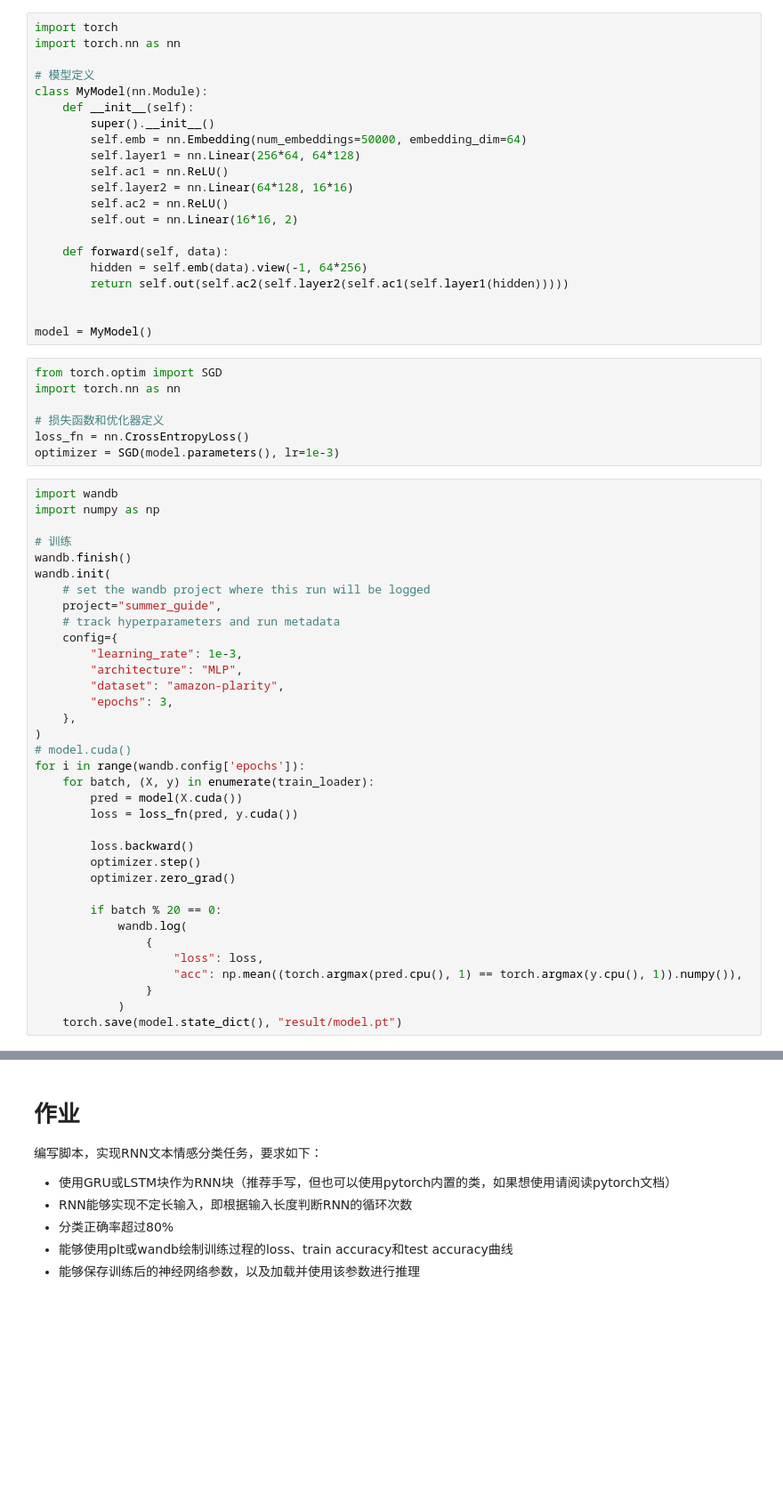
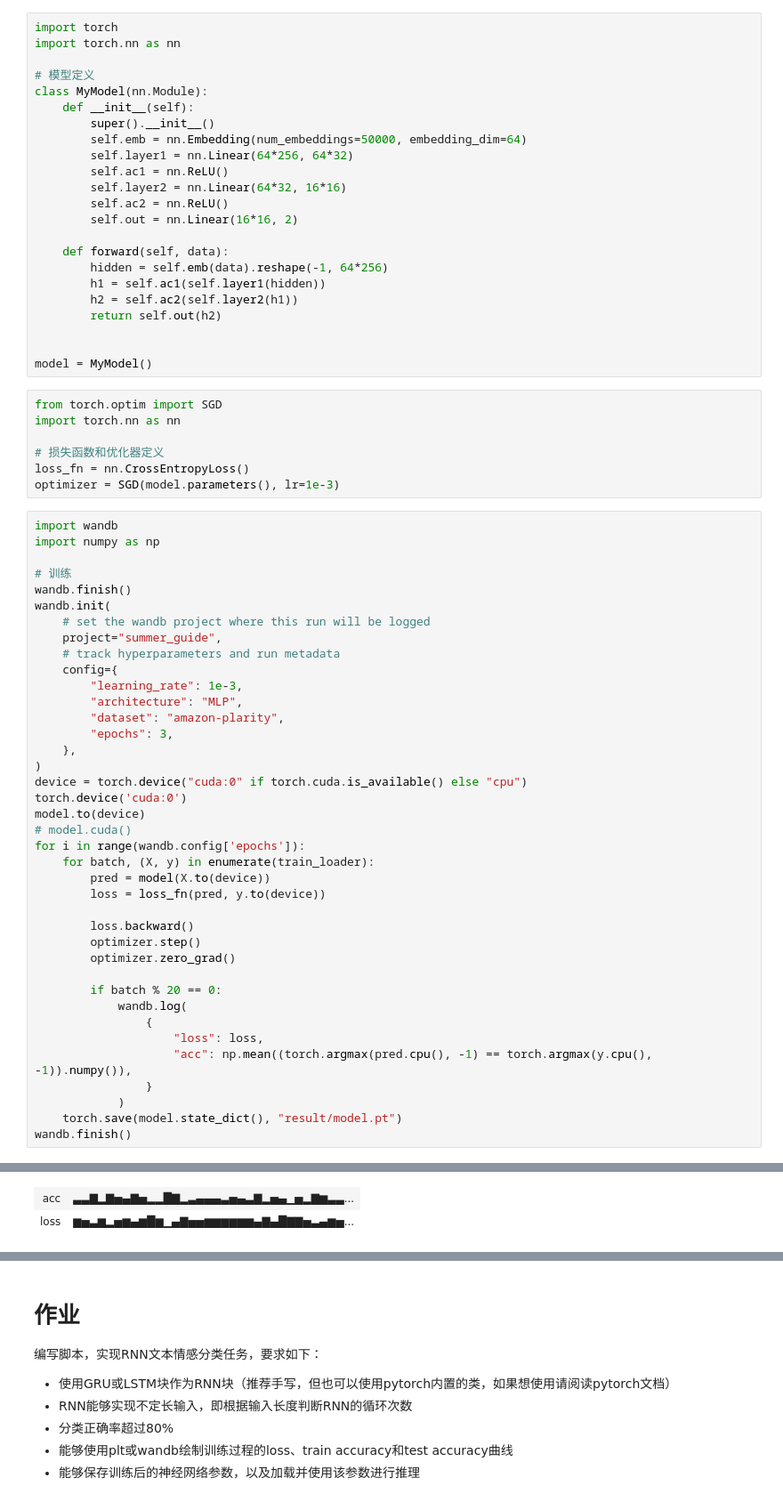
Before and after one commit to zcy05331/sast2024-DP-and-Pytorch, a Jupyter notebook: main.ipynb, the cells around one changed output, grey strips where cells are left out. Shown at 89% size. Cells and saved outputs as stored; diff of their text form; blank space fills up the shorter version.

```diff
--- a/main.ipynb
+++ b/main.ipynb
@@ -606,15 +824,17 @@ class MyModel(nn.Module):
     def __init__(self):
         super().__init__()
         self.emb = nn.Embedding(num_embeddings=50000, embedding_dim=64)
-        self.layer1 = nn.Linear(256*64, 64*128)
+        self.layer1 = nn.Linear(64*256, 64*32)
         self.ac1 = nn.ReLU()
-        self.layer2 = nn.Linear(64*128, 16*16)
+        self.layer2 = nn.Linear(64*32, 16*16)
         self.ac2 = nn.ReLU()
         self.out = nn.Linear(16*16, 2)
 
     def forward(self, data):
-        hidden = self.emb(data).view(-1, 64*256)
-        return self.out(self.ac2(self.layer2(self.ac1(self.layer1(hidden)))))
+        hidden = self.emb(data).reshape(-1, 64*256)
+        h1 = self.ac1(self.layer1(hidden))
+        h2 = self.ac2(self.layer2(h1))
+        return self.out(h2)
 
 
 model = MyModel()
@@ -642,11 +862,14 @@ wandb.init(
         "epochs": 3,
     },
 )
+device = torch.device("cuda:0" if torch.cuda.is_available() else "cpu")
+torch.device('cuda:0')
+model.to(device)
 # model.cuda()
 for i in range(wandb.config['epochs']):
     for batch, (X, y) in enumerate(train_loader):
-        pred = model(X.cuda())
-        loss = loss_fn(pred, y.cuda())
+        pred = model(X.to(device))
+        loss = loss_fn(pred, y.to(device))
 
         loss.backward()
         optimizer.step()
@@ -656,7 +879,9 @@ for i in range(wandb.config['epochs']):
             wandb.log(
                 {
                     "loss": loss,
-                    "acc": np.mean((torch.argmax(pred.cpu(), 1) == torch.argmax(y.cpu(), 1)).numpy()),
+                    "acc": np.mean((torch.argmax(pred.cpu(), -1) == torch.argmax(y.cpu(), -1)).numpy()),
                 }
             )
     torch.save(model.state_dict(), "result/model.pt")
+wandb.finish()
+# %% [output]
@@ -662,0 +894,2 @@ for i in range(wandb.config['epochs']):
+| acc | ▃▃▇▂▇▅▄▇▅▂▂█▇▂▃▄▄▄▃▅▄▃▇▂▅▄▁▅▂▇▆▃▃... |
+| loss | ▆▅▃▆▂▅▆▄▆█▆▁▄▇▅▅▆▆▆▆▆▆▄▇▄█▇▇▅▃▄▆▅... |
```
Also changed, not shown: parts of 28 cells of this notebook, 2 other files.
